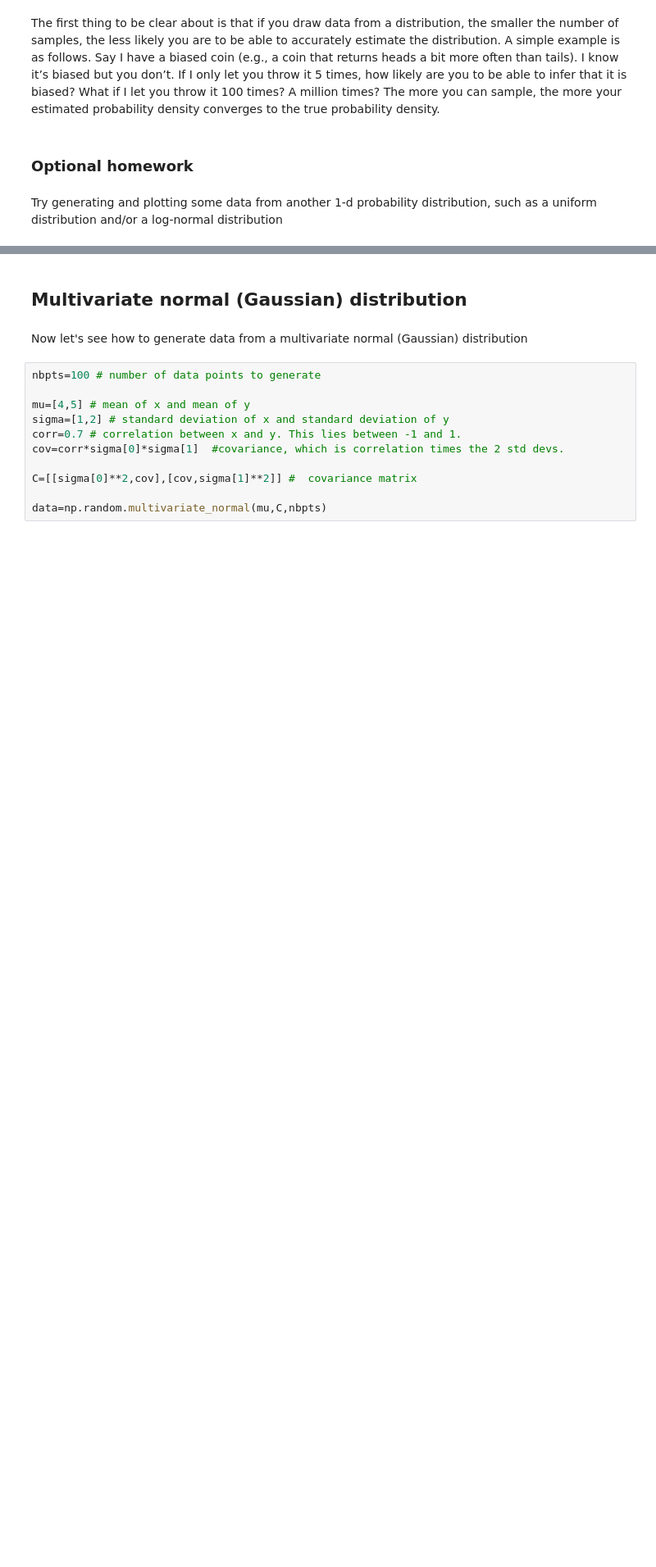
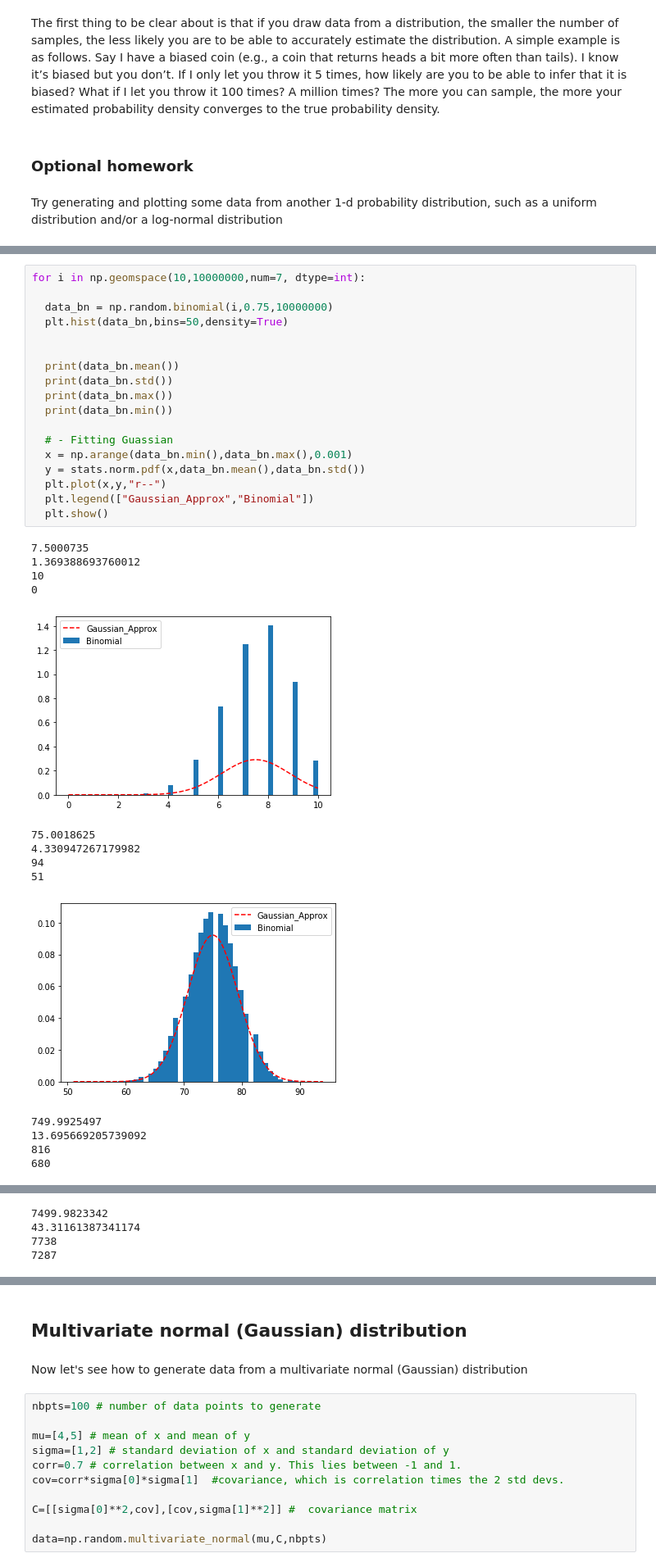
Before and after one commit to LordLean/Machine-Learning, a Jupyter notebook: ML_Labs/Lab3.ipynb, the cells around one changed output, grey strips where cells are left out. Shown at 82% size. Saved outputs shown, nothing was run; the diff lists cells and outputs as text; blank space fills up the shorter version.

```diff
--- a/ML_Labs/Lab3.ipynb
+++ b/ML_Labs/Lab3.ipynb
@@ -75,0 +92,33 @@ Try generating and plotting some data from another 1-d probability distribution,
+# %%
+for i in np.geomspace(10,10000000,num=7, dtype=int):
+
+  data_bn = np.random.binomial(i,0.75,10000000)
+  plt.hist(data_bn,bins=50,density=True)
+
+
+  print(data_bn.mean())
+  print(data_bn.std())
+  print(data_bn.max())
+  print(data_bn.min())
+
+  # - Fitting Guassian
+  x = np.arange(data_bn.min(),data_bn.max(),0.001)
+  y = stats.norm.pdf(x,data_bn.mean(),data_bn.std())
+  plt.plot(x,y,"r--")
+  plt.legend(["Gaussian_Approx","Binomial"])
+  plt.show()
+# %% [output]
+7.5000735
+1.369388693760012
+10
+0
+[figure, added]
+75.0018625
+4.330947267179982
+94
+51
+[figure, added]
+749.9925497
+13.695669205739092
+816
+680
@@ -75,0 +126,4 @@ Try generating and plotting some data from another 1-d probability distribution,
+7499.9823342
+43.31161387341174
+7738
+7287
```
Also changed, not shown: parts of 13 cells of this notebook.
